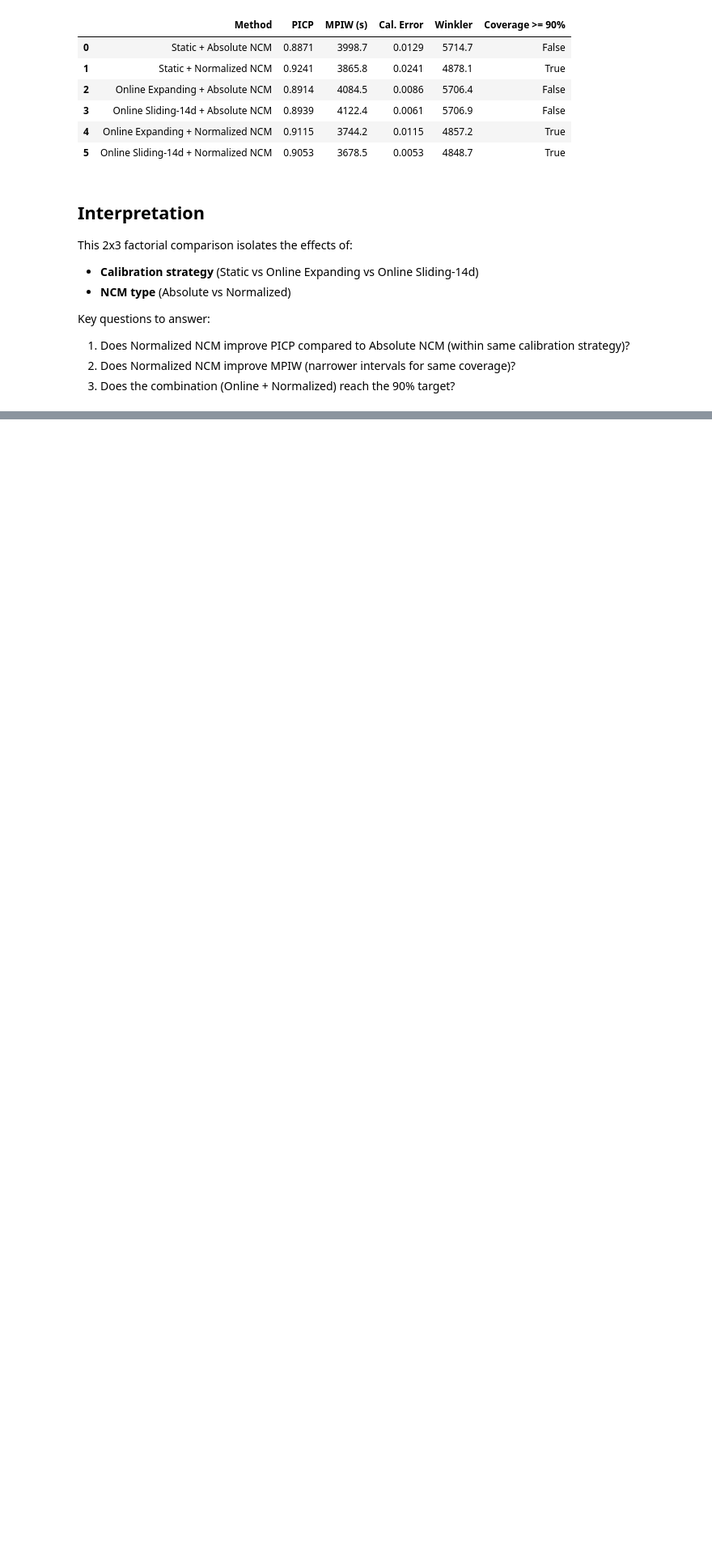
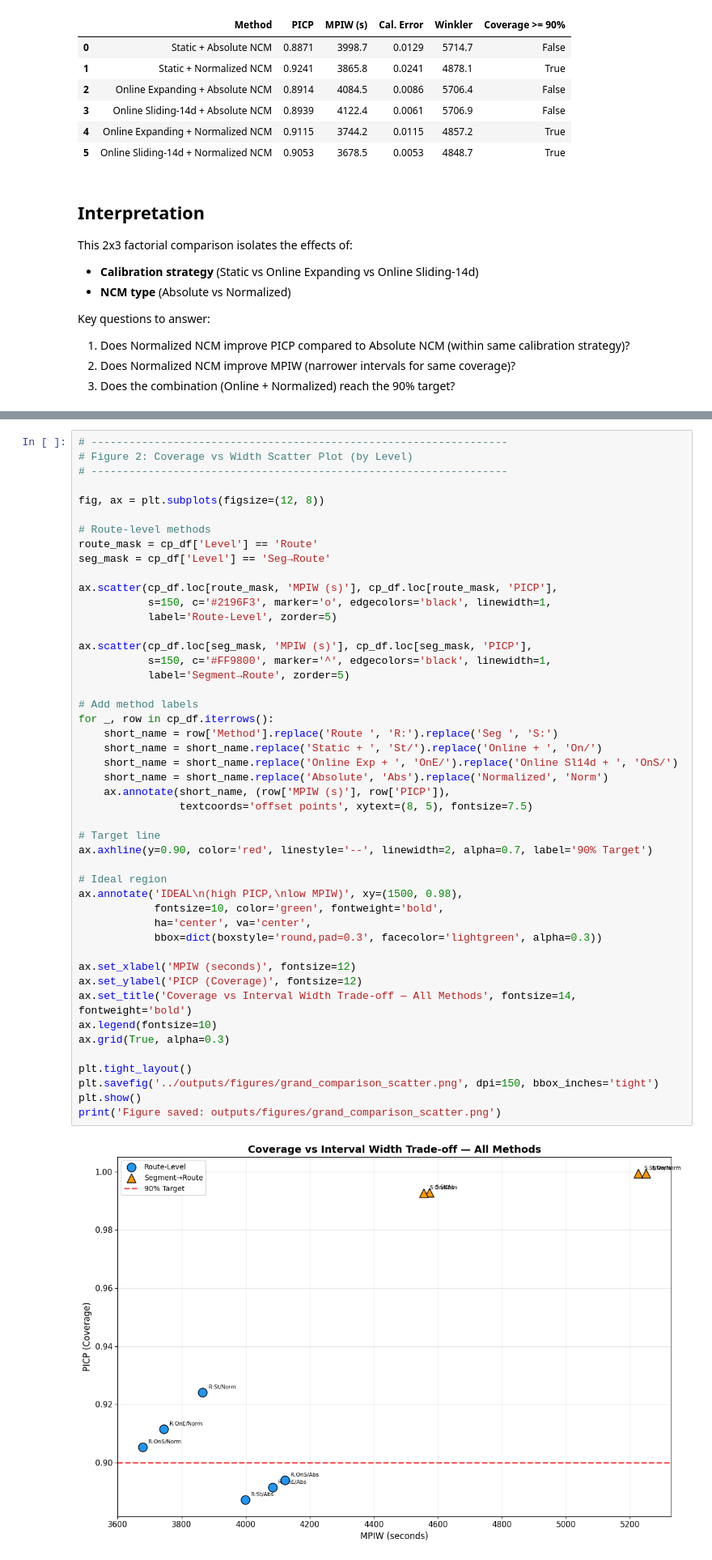
Before and after one commit to KorayDuzgun/FinalThesis, a Jupyter notebook: notebooks/Test_Online_NormalizedNCM.ipynb, the cells around one changed output, grey strips where cells are left out. Shown at 81% size. Saved outputs shown, nothing was run; the diff lists cells and outputs as text; blank space fills up the shorter version.

```diff
--- a/notebooks/Test_Online_NormalizedNCM.ipynb
+++ b/notebooks/Test_Online_NormalizedNCM.ipynb
@@ -264,0 +712,49 @@ Key questions to answer:
+# %%
+# ------------------------------------------------------------------
+# Figure 2: Coverage vs Width Scatter Plot (by Level)
+# ------------------------------------------------------------------
+
+fig, ax = plt.subplots(figsize=(12, 8))
+
+# Route-level methods
+route_mask = cp_df['Level'] == 'Route'
+seg_mask = cp_df['Level'] == 'Seg→Route'
+
+ax.scatter(cp_df.loc[route_mask, 'MPIW (s)'], cp_df.loc[route_mask, 'PICP'],
+           s=150, c='#2196F3', marker='o', edgecolors='black', linewidth=1,
+           label='Route-Level', zorder=5)
+
+ax.scatter(cp_df.loc[seg_mask, 'MPIW (s)'], cp_df.loc[seg_mask, 'PICP'],
+           s=150, c='#FF9800', marker='^', edgecolors='black', linewidth=1,
+           label='Segment→Route', zorder=5)
+
+# Add method labels
+for _, row in cp_df.iterrows():
+    short_name = row['Method'].replace('Route ', 'R:').replace('Seg ', 'S:')
+    short_name = short_name.replace('Static + ', 'St/').replace('Online + ', 'On/')
+    short_name = short_name.replace('Online Exp + ', 'OnE/').replace('Online Sl14d + ', 'OnS/')
+    short_name = short_name.replace('Absolute', 'Abs').replace('Normalized', 'Norm')
+    ax.annotate(short_name, (row['MPIW (s)'], row['PICP']),
+                textcoords='offset points', xytext=(8, 5), fontsize=7.5)
+
+# Target line
+ax.axhline(y=0.90, color='red', linestyle='--', linewidth=2, alpha=0.7, label='90% Target')
+
+# Ideal region
+ax.annotate('IDEAL\n(high PICP,\nlow MPIW)', xy=(1500, 0.98),
+            fontsize=10, color='green', fontweight='bold',
+            ha='center', va='center',
+            bbox=dict(boxstyle='round,pad=0.3', facecolor='lightgreen', alpha=0.3))
+
+ax.set_xlabel('MPIW (seconds)', fontsize=12)
+ax.set_ylabel('PICP (Coverage)', fontsize=12)
+ax.set_title('Coverage vs Interval Width Trade-off — All Methods', fontsize=14, fontweight='bold')
+ax.legend(fontsize=10)
+ax.grid(True, alpha=0.3)
+
+plt.tight_layout()
+plt.savefig('../outputs/figures/grand_comparison_scatter.png', dpi=150, bbox_inches='tight')
+plt.show()
+print('Figure saved: outputs/figures/grand_comparison_scatter.png')
+# %% [output]
+[figure, added]
```
Also changed, not shown: parts of 11 cells of this notebook, 15 other files.
